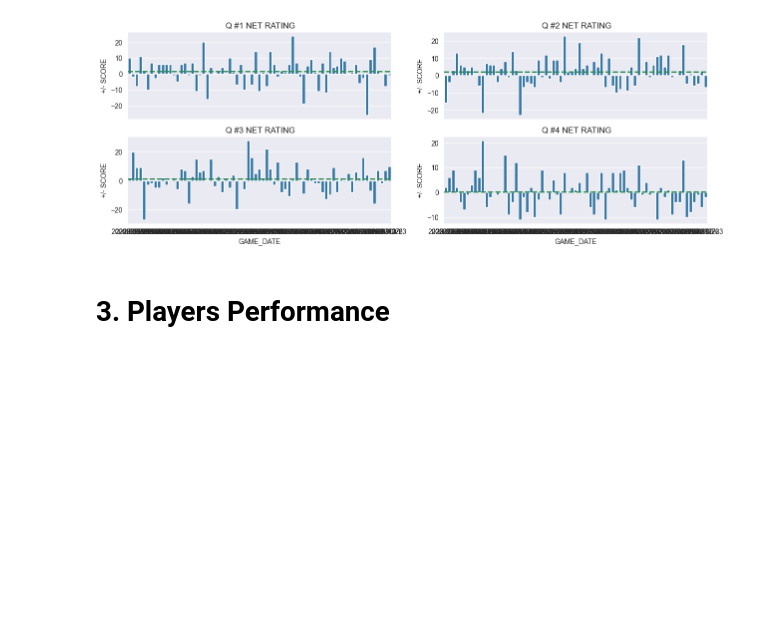
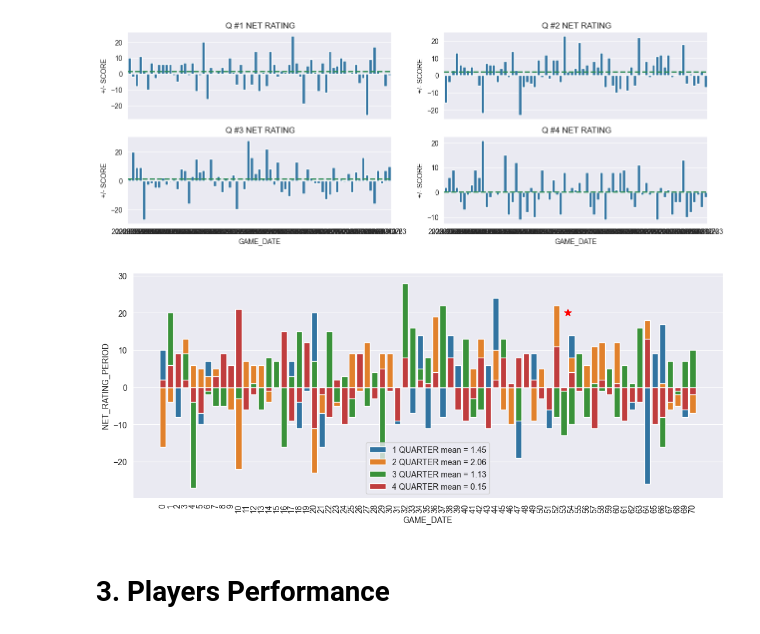
Before and after one commit to Denchikkkk/LAClippers_2025_Performance, a Jupyter notebook: analysis/ClippersPerformance.ipynb, the cells around one changed output. Cells and saved outputs as stored; diff of their text form; code cells hidden in the pictures; blank space fills up the shorter version.

```diff
--- a/analysis/ClippersPerformance.ipynb
+++ b/analysis/ClippersPerformance.ipynb
@@ -139,6 +168,24 @@ for i in range(1,5):
     axes[row,col].set_ylabel("+/- SCORE")
 # %% [output]
 [figure]
+# %%
+plt.figure(figsize=(13, 5))
+
+for i in range(1,5):
+    data = result[result['PERIOD']==i]
+    mean = round(np.mean(data['NET_RATING_PERIOD']),2)
+
+    sns.barplot(data=data,x="GAME_DATE",y="NET_RATING_PERIOD", label=f"{i} QUARTER mean = {mean}")
+
+
+# We mark All-Star break
+plt.scatter(53.5, 20, color='red', marker='*', s=75)
+plt.gca().set_xticklabels([i for i in range(len(gamesData))])
+
+plt.xticks(rotation=90)
+plt.show()
+# %% [output]
+[figure, added]
 # %% [markdown]
 # 3. Players Performance
 # %%
```
Also changed, not shown: parts of 6 cells of this notebook.
